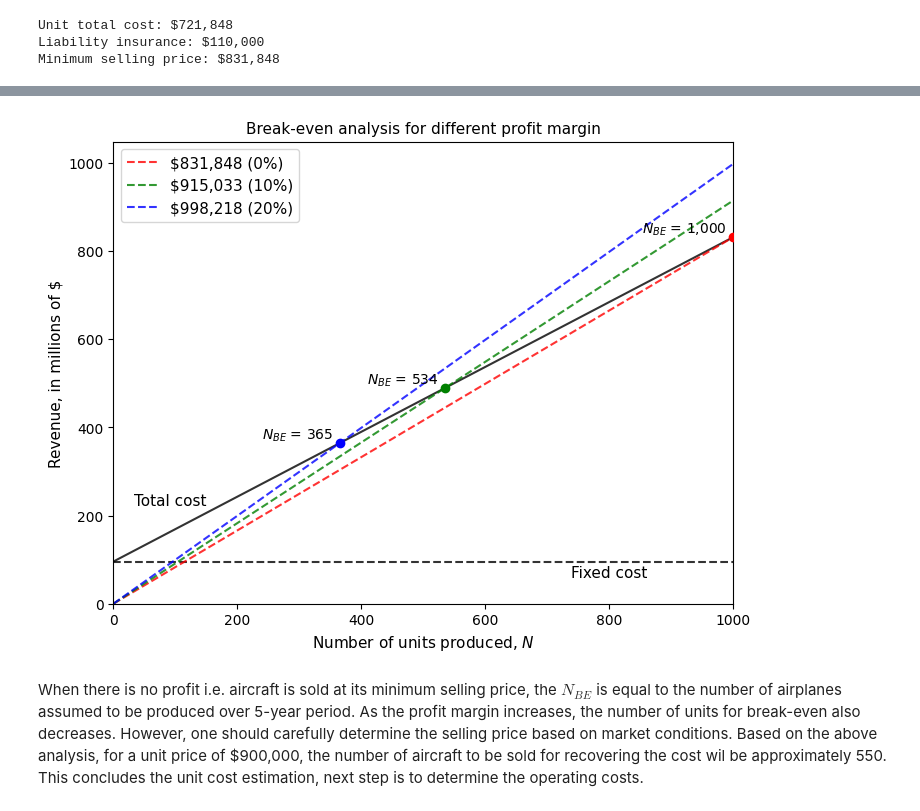
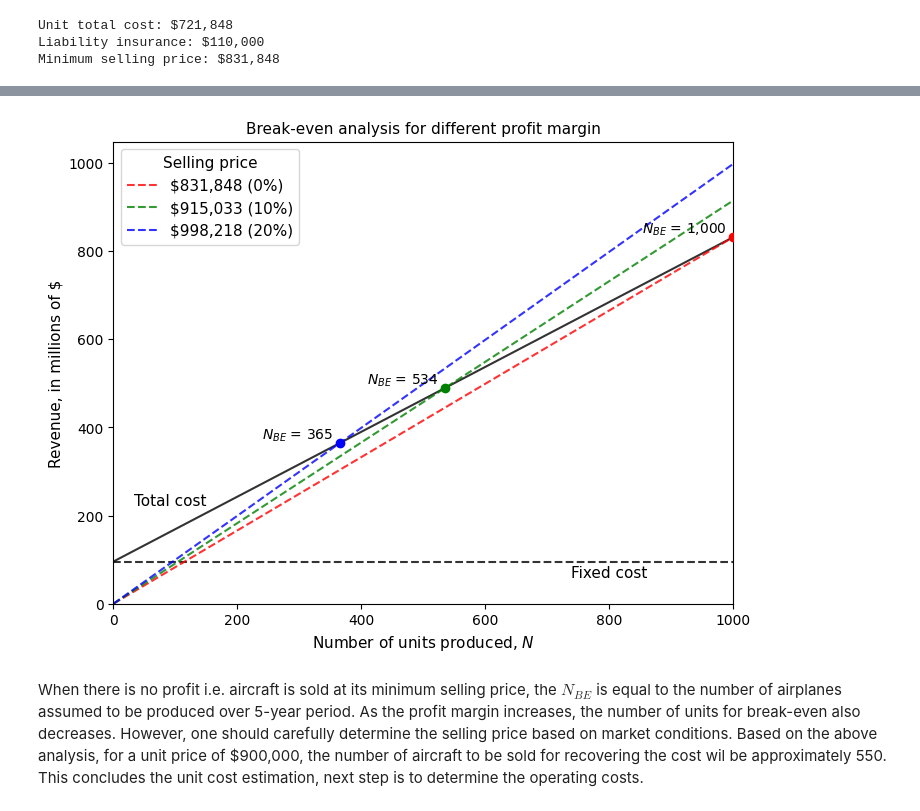
Before and after one commit to ComputationalDesignLab/aircraft-design, a Jupyter notebook: book/cost/unit_cost.ipynb, the cells around one changed output, grey strips where cells are left out. Saved outputs shown, nothing was run; the diff lists cells and outputs as text; code cells hidden in the pictures.

Commit message:
updated table and figure formating

```diff
--- a/book/cost/unit_cost.ipynb
+++ b/book/cost/unit_cost.ipynb
@@ -221,34 +221,34 @@ profit = np.array([0, 0.1, 0.2])
 unit_price = min_selling_price * np.array([1,1.1,1.2])
 
 colors = ["r", "g", "b"]
 fs = 11
 alpha = 0.8
 
 # Plotting
 fig, ax = plt.subplots(figsize=(8,6))
 
 ax.axhline(y=C_cert/1e6, linestyle="--", color="k", alpha=alpha)
 ax.plot(num_aircraft, total_cost, "k", alpha=alpha)
 
 for i, price in enumerate(unit_price):
     total_revenue = price * num_aircraft / 1e6
     N_BE = C_cert / (price - (unit_var_cost + liability_ins))
     ax.plot(num_aircraft, total_revenue, f"{colors[i]}--", label=f"${int(price):,} ({int(profit[i]*100):,}%)", alpha=alpha)
     ax.scatter(N_BE, N_BE*price/1e6, zorder=10, color=colors[i])
     ax.annotate("$N_{BE}$ = " + f"{int(N_BE):,}", (N_BE-10,N_BE*price/1e6), ha="right", va="bottom", zorder=10)
 
 # Annotations
 ax.annotate("Fixed cost", (800,C_cert/1e6-25), fontsize=fs, ha="center", va="center")
 ax.annotate("Total cost", (150,250), fontsize=fs, ha="right", va="top")
 
 # Asthetics
-ax.legend(fontsize=fs)
+ax.legend(fontsize=fs, title="Selling price", title_fontsize=fs)
 ax.set_xlim(left=0, right=N)
 ax.set_ylim(bottom=0)
 ax.set_title("Break-even analysis for different profit margin", fontsize=fs)
 ax.set_xlabel("Number of units produced, $N$", fontsize=fs)
 _ = ax.set_ylabel("Revenue, in millions of $", fontsize=fs)
 # %% [output]
-[figure, old version]
+[figure, new version]
 # %% [markdown]
 When there is no profit i.e. aircraft is sold at its minimum selling price, the $N_{BE}$ is equal to the number of airplanes assumed to be produced over 5-year period. As the profit margin increases, the number of units for break-even also decreases. However, one should carefully determine the selling price based on market conditions. Based on the above analysis, for a unit price of $900,000, the number of aircraft to be sold for recovering the cost wil be approximately 550. This concludes the unit cost estimation, next step is to determine the operating costs.
```
Also changed, not shown: parts of 2 cells of this notebook.
